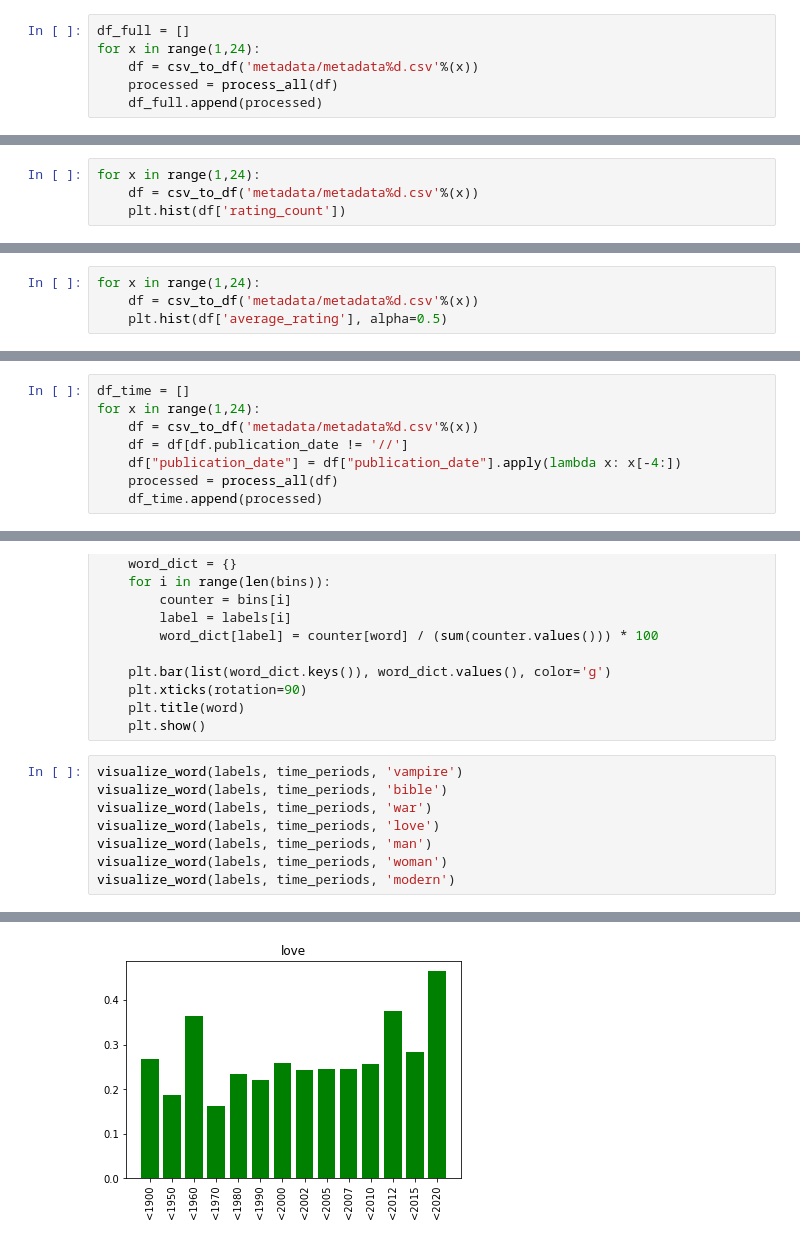
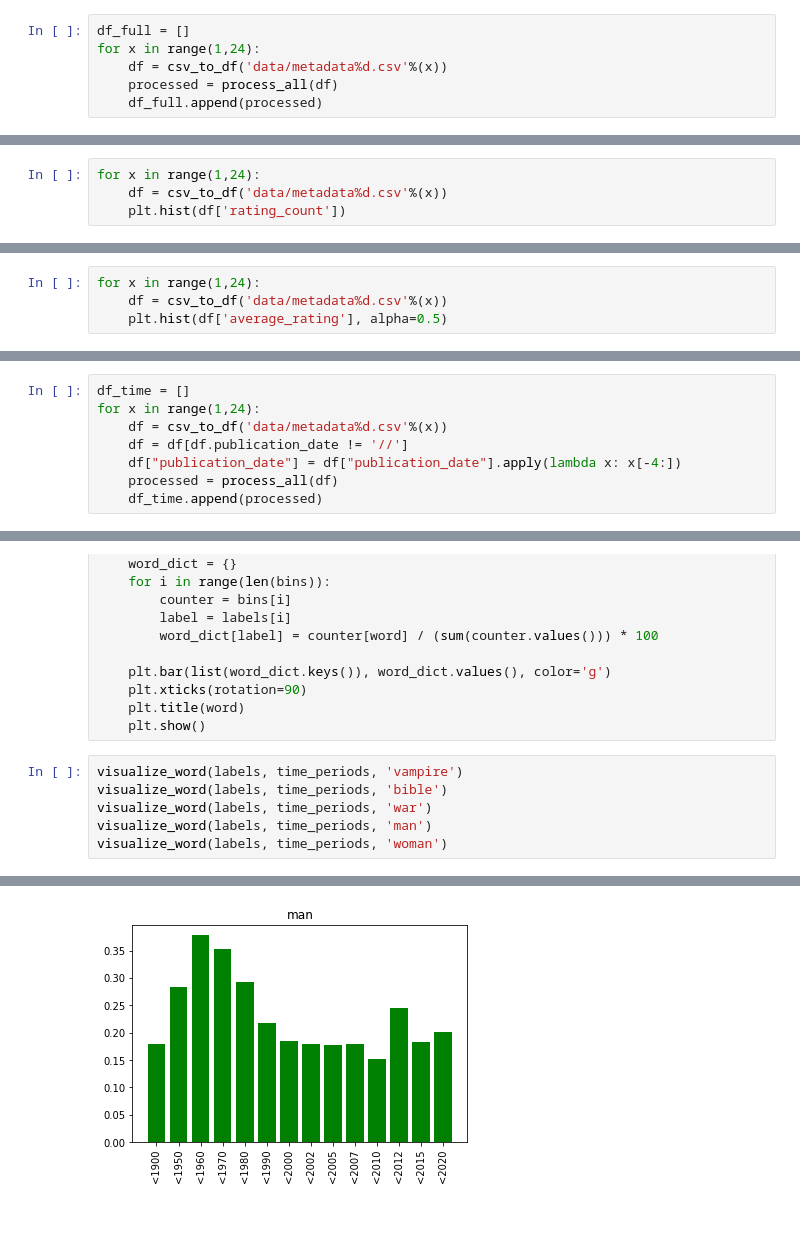
Before and after one commit to vivek4830/PDS_Final_Project, a Jupyter notebook: Final.ipynb, the cells around one changed output, grey strips where cells are left out. Cells and saved outputs as stored; diff of their text form.

```diff
--- a/Final.ipynb
+++ b/Final.ipynb
@@ -218,6 +271,6 @@ We will load 23 files of metadata and process them.
 # %%
 df_full = []
 for x in range(1,24):
-    df = csv_to_df('metadata/metadata%d.csv'%(x))
+    df = csv_to_df('data/metadata%d.csv'%(x))
     processed = process_all(df)
     df_full.append(processed)
@@ -252,6 +325,6 @@ We decided that rating count is a good way to determine the popularity of the bo
 # %%
 for x in range(1,24):
-    df = csv_to_df('metadata/metadata%d.csv'%(x))
+    df = csv_to_df('data/metadata%d.csv'%(x))
     plt.hist(df['rating_count'])
 # %% [output]
 [figure]
@@ -340,6 +416,6 @@ By visualizing the distribution of the rating count, we decide on the bin for po
 # %%
 for x in range(1,24):
-    df = csv_to_df('metadata/metadata%d.csv'%(x))
+    df = csv_to_df('data/metadata%d.csv'%(x))
     plt.hist(df['average_rating'], alpha=0.5)
 # %% [output]
 [figure]
@@ -409,7 +487,7 @@ We will load deta frames again and this time, get rid of all books with no publi
 # %%
 df_time = []
 for x in range(1,24):
-    df = csv_to_df('metadata/metadata%d.csv'%(x))
+    df = csv_to_df('data/metadata%d.csv'%(x))
     df = df[df.publication_date != '//']
     df["publication_date"] = df["publication_date"].apply(lambda x: x[-4:])
     processed = process_all(df)
@@ -519,8 +597,6 @@ def visualize_word(labels, bins, word):
 visualize_word(labels, time_periods, 'vampire')
 visualize_word(labels, time_periods, 'bible')
 visualize_word(labels, time_periods, 'war')
-visualize_word(labels, time_periods, 'love')
 visualize_word(labels, time_periods, 'man')
 visualize_word(labels, time_periods, 'woman')
-visualize_word(labels, time_periods, 'modern')
 # %% [output]
@@ -528,3 +604,3 @@ visualize_word(labels, time_periods, 'modern')
 [figure]
 [figure]
-[figure, old version]
+[figure, new version]
```
Also changed, not shown: parts of 55 cells of this notebook.
